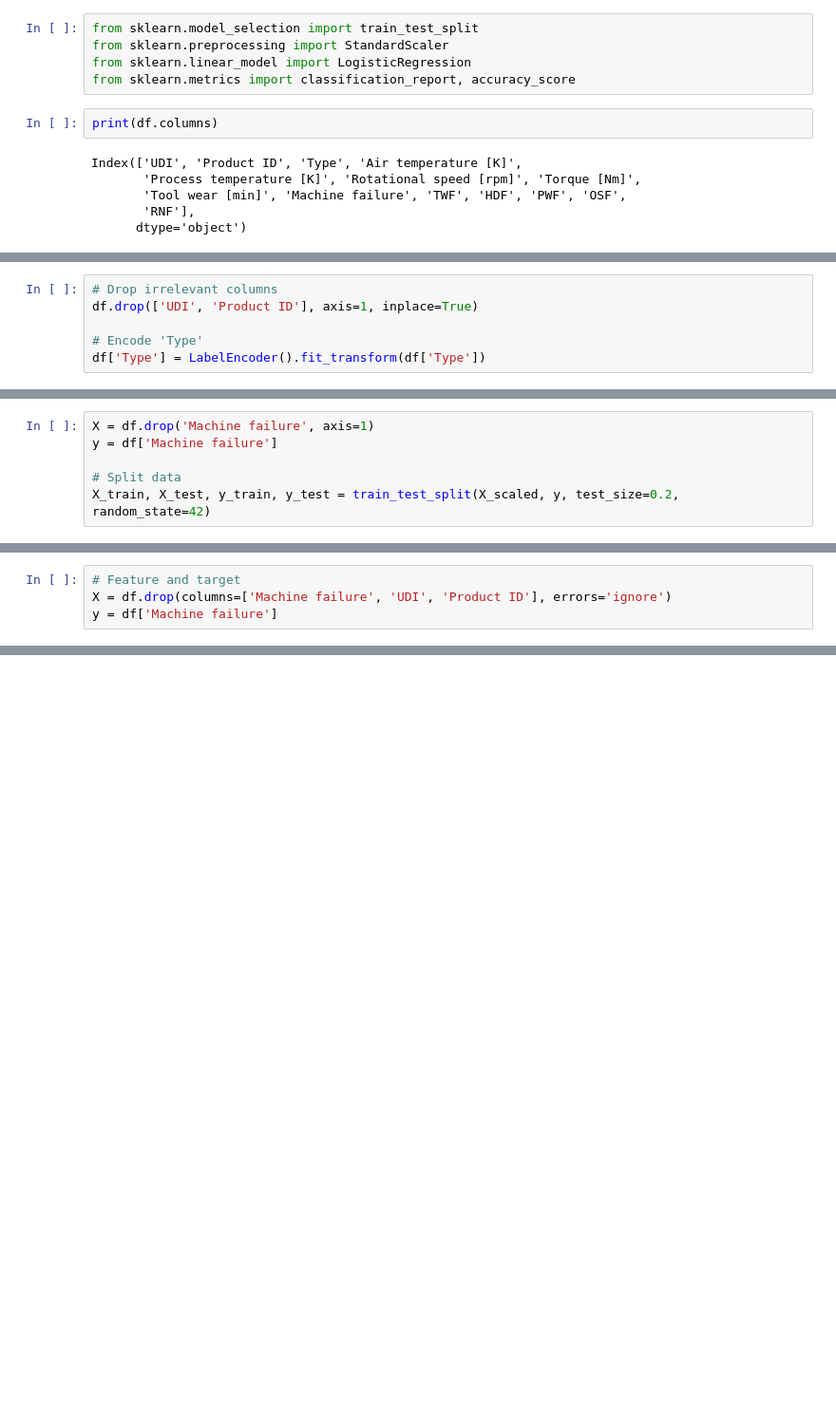
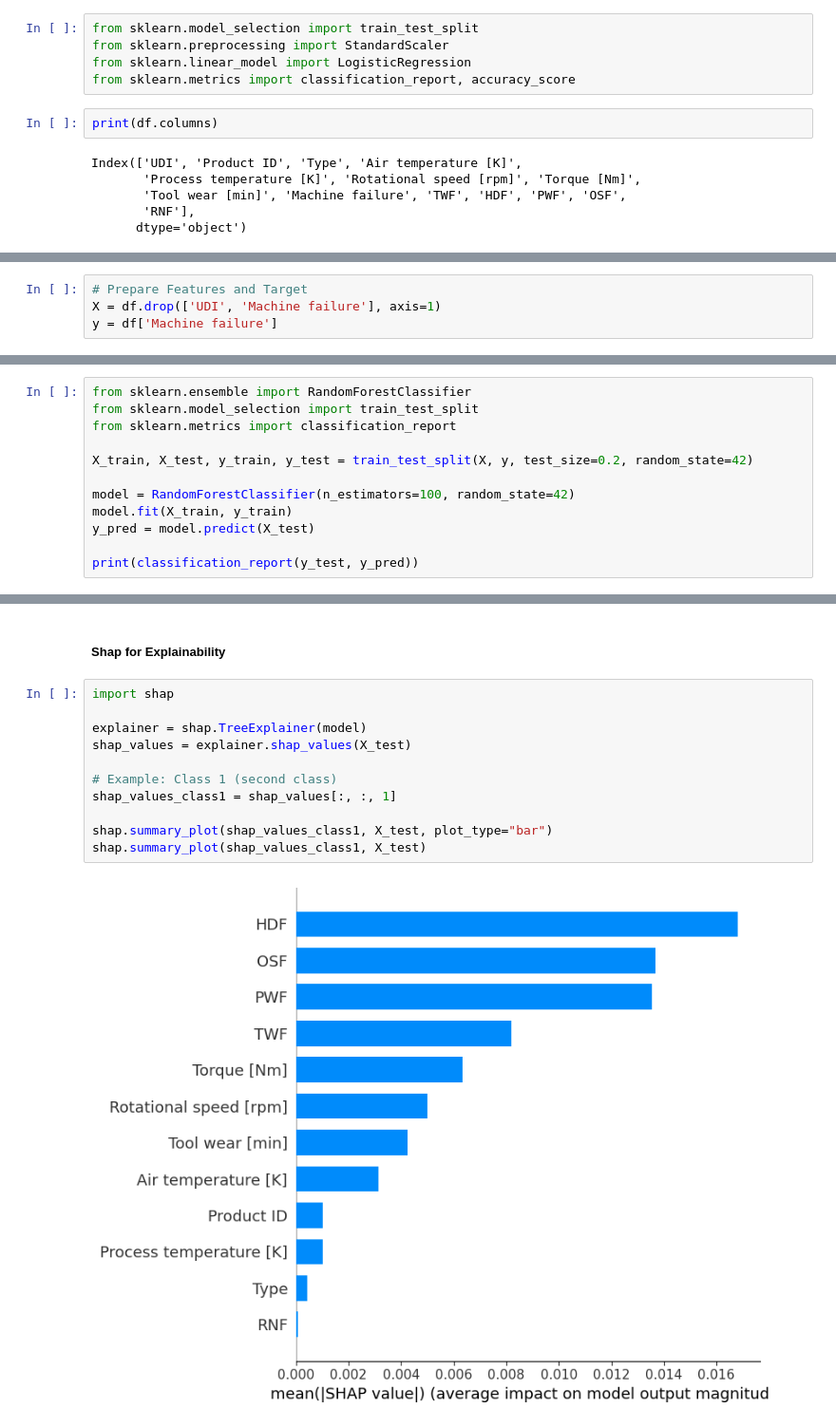
Before and after one commit to mani8072/Data_science_thesis, a Jupyter notebook: coding/prediction.ipynb, the cells around one changed output, grey strips where cells are left out. Shown at 95% size. Drawn from its saved outputs; the diff is of its cells as text; blank space fills up the shorter version.

```diff
--- a/coding/prediction.ipynb
+++ b/coding/prediction.ipynb
@@ -125,6 +138,4 @@ df.drop(columns=['UDI', 'Product ID'], errors='ignore', inplace=True)
 # %%
-# Drop irrelevant columns
-df.drop(['UDI', 'Product ID'], axis=1, inplace=True)
-
-# Encode 'Type'
-df['Type'] = LabelEncoder().fit_transform(df['Type'])
+# Prepare Features and Target
+X = df.drop(['UDI', 'Machine failure'], axis=1)
+y = df['Machine failure']
@@ -133,6 +141,0 @@ KeyError: "['UDI', 'Product ID'] not found in axis"
-# %%
-X = df.drop('Machine failure', axis=1)
-y = df['Machine failure']
-
-# Split data
-X_train, X_test, y_train, y_test = train_test_split(X_scaled, y, test_size=0.2, random_state=42)
@@ -187,4 +141,0 @@ from sklearn.preprocessing import StandardScaler
-# %%
-# Feature and target
-X = df.drop(columns=['Machine failure', 'UDI', 'Product ID'], errors='ignore')
-y = df['Machine failure']
@@ -275,0 +144,12 @@ weighted avg       1.00      1.00      1.00      2000
+# %%
+from sklearn.ensemble import RandomForestClassifier
+from sklearn.model_selection import train_test_split
+from sklearn.metrics import classification_report
+
+X_train, X_test, y_train, y_test = train_test_split(X, y, test_size=0.2, random_state=42)
+
+model = RandomForestClassifier(n_estimators=100, random_state=42)
+model.fit(X_train, y_train)
+y_pred = model.predict(X_test)
+
+print(classification_report(y_test, y_pred))
@@ -275,0 +165,15 @@ weighted avg       1.00      1.00      1.00      2000
+# %% [markdown]
+##### Shap for Explainability
+# %%
+import shap
+
+explainer = shap.TreeExplainer(model)
+shap_values = explainer.shap_values(X_test)
+
+# Example: Class 1 (second class)
+shap_values_class1 = shap_values[:, :, 1]
+
+shap.summary_plot(shap_values_class1, X_test, plot_type="bar")
+shap.summary_plot(shap_values_class1, X_test)
+# %% [output]
+[figure, added]
```
Also changed, not shown: parts of 54 cells of this notebook, 3 other files.
